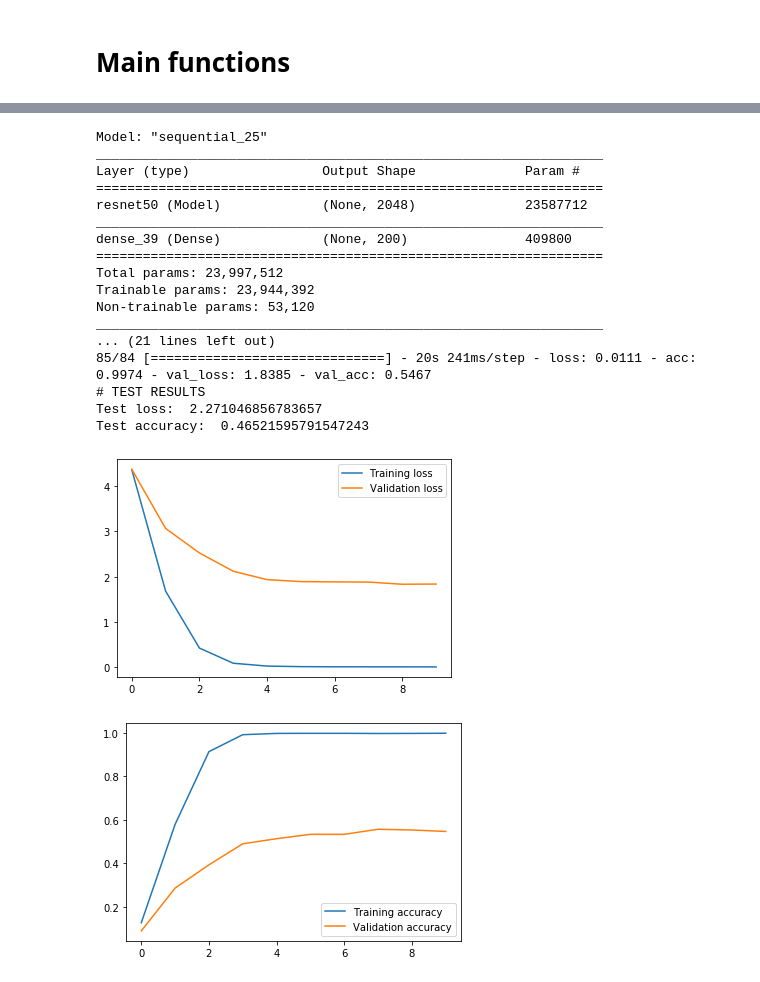
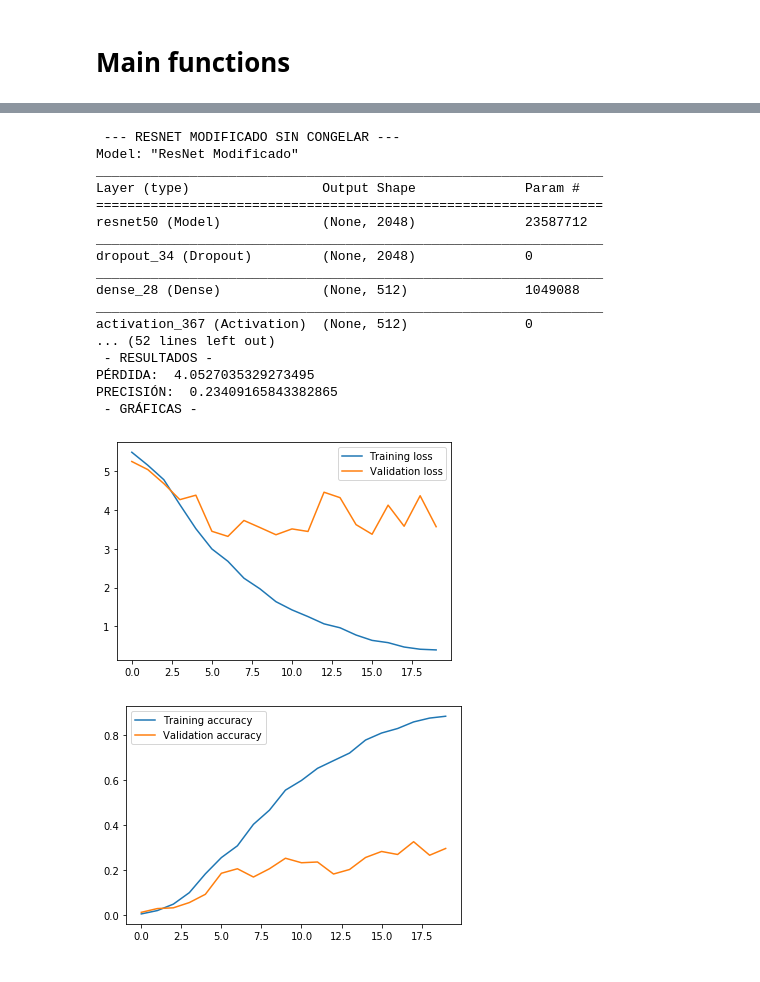
Before and after one commit to Ludvins/DGIIM_VC, a Jupyter notebook: Practica 2/Cifar.ipynb, the cells around one changed output, grey strips where cells are left out. Saved outputs shown, nothing was run; the diff lists cells and outputs as text; code cells hidden in the pictures.

```diff
--- a/Practica 2/Cifar.ipynb
+++ b/Practica 2/Cifar.ipynb
@@ -307,7 +298,7 @@ def res_net(freeze = True, name = "Resnet"):
 
       return model
 # %%
-def modified_res_net_model(freeze = True, name = 'ResNet modificado'):
+def modified_res_net_model(freeze = True):
 
     base_model = ResNet50(weights='imagenet', include_top=False, pooling="avg", input_shape=(224,224,3))
     if (freeze):
@@ -315,6 +306,7 @@ def modified_res_net_model(freeze = True, name = 'ResNet modificado'):
         layer.trainable = False
 
     model = Sequential()
+    model.name = "ResNet Modificado"
     model.add(base_model)
     model.add(Dropout(0.5))
     model.add(Dense(512))
@@ -328,6 +320,9 @@ def modified_res_net_model(freeze = True, name = 'ResNet modificado'):
 ## Train function
 # %%
 def train_and_evaluate(model, data_generator, batch_size, load_data_function = load_cifar_data, epochs = 100, verbose = 0):
+
+    if (verbose != 0):
+      print(" - ENTRENAMIENTO - ")
 
     model.compile(
         loss = keras.losses.categorical_crossentropy,
@@ -349,6 +344,8 @@ def train_and_evaluate(model, data_generator, batch_size, load_data_function = l
                 verbose = verbose,
                 callbacks = [EarlyStopping(monitor = 'val_acc', patience = 10, restore_best_weights = True)]
                 )
+    if (verbose != 0):
+      print(" - RESULTADOS - ")
 
     evaluate(model, x_test, y_test)
     return h
@@ -533,26 +508,27 @@ Test accuracy:  0.3330036267426947
 # %%
-#
-m7 = res_net(freeze=False)
+print(" --- RESNET MODIFICADO SIN CONGELAR --- ")
+m7 = modified_res_net_model(freeze = False)
 m7.summary()
-h7 = train_and_evaluate(m7, basic_data_generator, 32, load_caltech_data, epochs = 10, verbose = 1)
+h7 = train_and_evaluate(m7, basic_data_generator, 32, load_caltech_data, epochs = 20, verbose = 1)
+print(" - GRÁFICAS - ")
 show_evolution(h7)
 # %% [output]
-Model: "sequential_25"
+ --- RESNET MODIFICADO SIN CONGELAR ---
+Model: "ResNet Modificado"
 _________________________________________________________________
 Layer (type)                 Output Shape              Param #
 =================================================================
 resnet50 (Model)             (None, 2048)              23587712
 _________________________________________________________________
-dense_39 (Dense)             (None, 200)               409800
-=================================================================
-Total params: 23,997,512
-Trainable params: 23,944,392
-Non-trainable params: 53,120
+dropout_34 (Dropout)         (None, 2048)              0
 _________________________________________________________________
-... (21 lines left out)
-85/84 [==============================] - 20s 241ms/step - loss: 0.0111 - acc: 0.9974 - val_loss: 1.8385 - val_acc: 0.5467
-# TEST RESULTS
-Test loss:  2.271046856783657
-Test accuracy:  0.46521595791547243
+dense_28 (Dense)             (None, 512)               1049088
+_________________________________________________________________
+activation_367 (Activation)  (None, 512)               0
+... (52 lines left out)
+ - RESULTADOS -
+PÉRDIDA:  4.0527035329273495
+PRECISIÓN:  0.23409165843382865
+ - GRÁFICAS -
-[figure, old version]
+[figure, new version]
-[figure, old version]
+[figure, new version]
```
Also changed, not shown: parts of 17 cells of this notebook.
